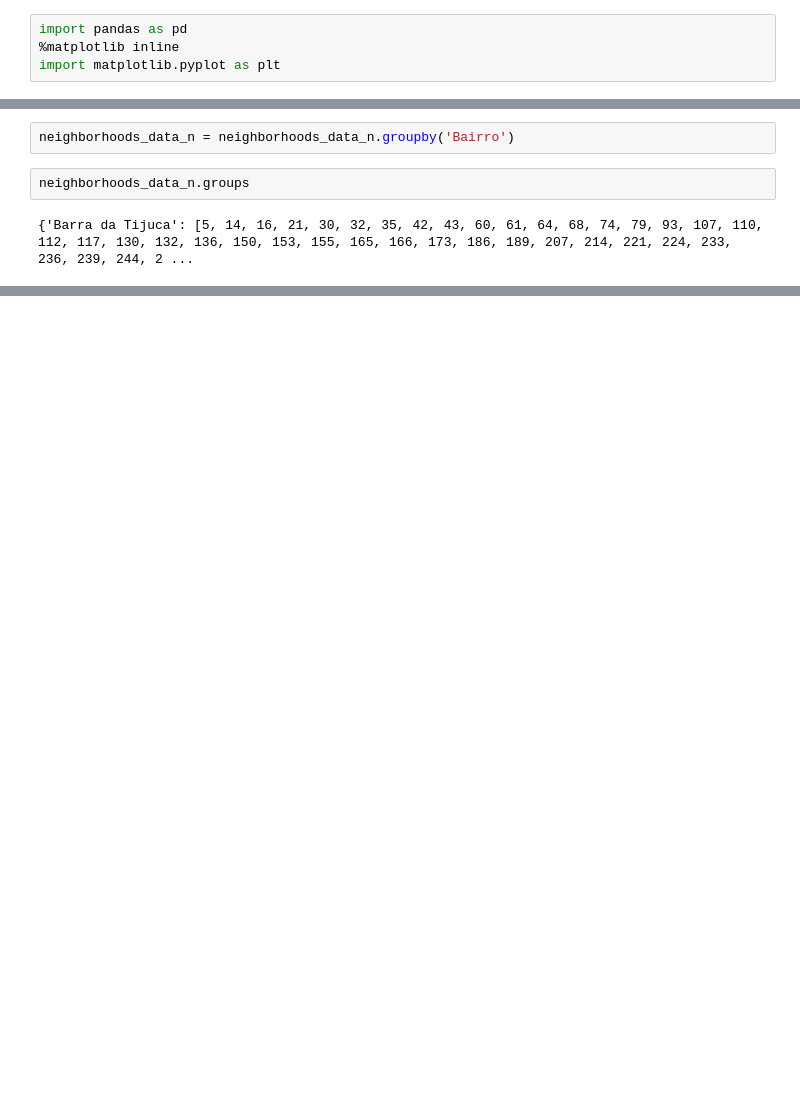
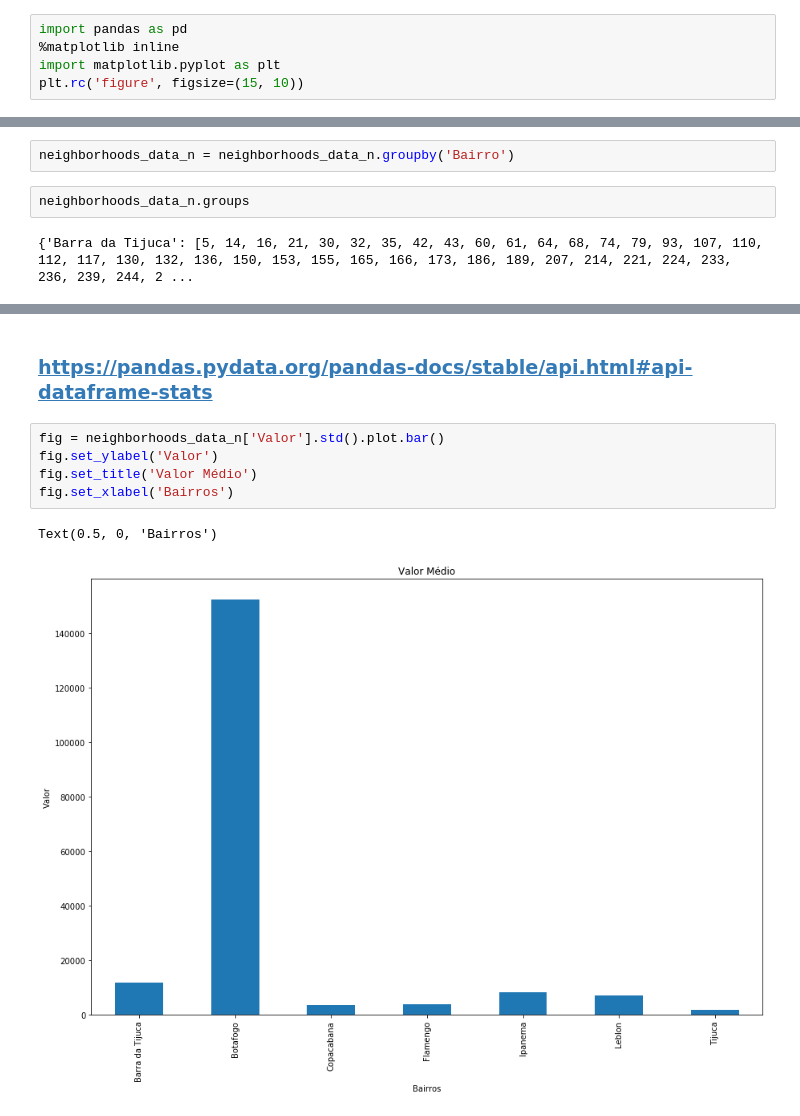
Before and after one commit to daanilol/analyzing-data, a Jupyter notebook: data_trainning.ipynb, the cells around one changed output, grey strips where cells are left out. Cells and saved outputs as stored; diff of their text form; blank space fills up the shorter version.

Commit message:
data analyzing

```diff
--- a/data_trainning.ipynb
+++ b/data_trainning.ipynb
@@ -2,6 +2,7 @@
 import pandas as pd
 %matplotlib inline
 import matplotlib.pyplot as plt
+plt.rc('figure', figsize=(15, 10))
 # %%
 data = pd.read_csv('aluguel.csv', sep=';')
 # %%
@@ -265,2 +267,12 @@ neighborhoods_data_n[['Valor', 'Condominio']].mean().round(2)
 | Leblon | 8746.34 | 2107.18 |
 | Tijuca | 2043.52 | 711.69 |
+# %% [markdown]
+### https://pandas.pydata.org/pandas-docs/stable/api.html#api-dataframe-stats
+# %%
+fig = neighborhoods_data_n['Valor'].std().plot.bar()
+fig.set_ylabel('Valor')
+fig.set_title('Valor Médio')
+fig.set_xlabel('Bairros')
+# %% [output]
+Text(0.5, 0, 'Bairros')
+[figure, added]
```
Also changed, not shown: parts of 28 cells of this notebook.
